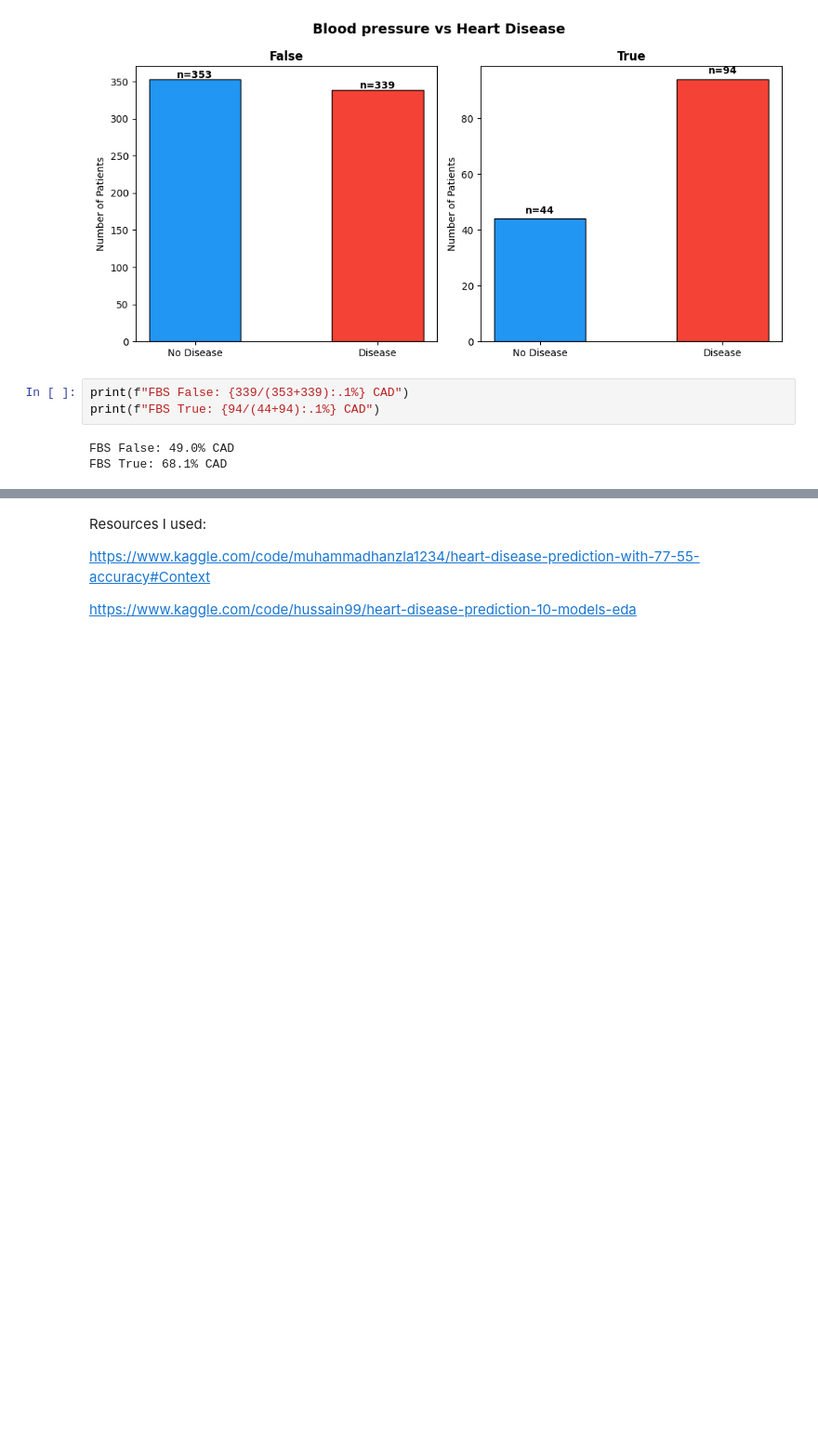
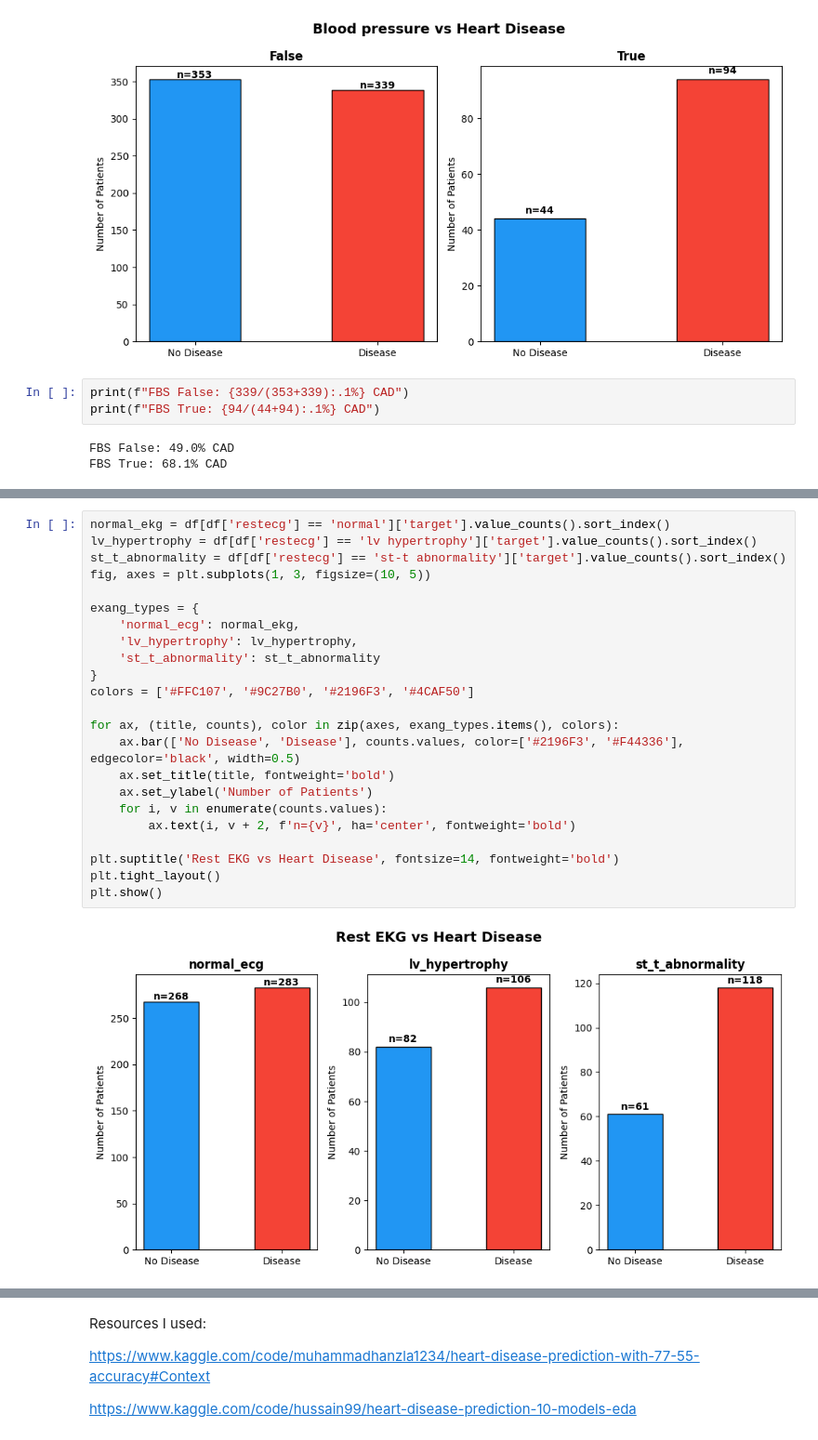
Before and after one commit to JoaquinCar/heart-disease-risk-predictor, a Jupyter notebook: data/EDA.ipynb, the cells around one changed output, grey strips where cells are left out. Shown at 93% size. Cells and saved outputs as stored; diff of their text form; blank space fills up the shorter version.

Commit message:
fbs y rest ecg  analysis

```diff
--- a/data/EDA.ipynb
+++ b/data/EDA.ipynb
@@ -926,0 +965,25 @@ FBS True: 68.1% CAD
+# %%
+normal_ekg = df[df['restecg'] == 'normal']['target'].value_counts().sort_index()
+lv_hypertrophy = df[df['restecg'] == 'lv hypertrophy']['target'].value_counts().sort_index()
+st_t_abnormality = df[df['restecg'] == 'st-t abnormality']['target'].value_counts().sort_index()
+fig, axes = plt.subplots(1, 3, figsize=(10, 5))
+
+exang_types = {
+    'normal_ecg': normal_ekg,
+    'lv_hypertrophy': lv_hypertrophy,
+    'st_t_abnormality': st_t_abnormality
+}
+colors = ['#FFC107', '#9C27B0', '#2196F3', '#4CAF50']
+
+for ax, (title, counts), color in zip(axes, exang_types.items(), colors):
+    ax.bar(['No Disease', 'Disease'], counts.values, color=['#2196F3', '#F44336'], edgecolor='black', width=0.5)
+    ax.set_title(title, fontweight='bold')
+    ax.set_ylabel('Number of Patients')
+    for i, v in enumerate(counts.values):
+        ax.text(i, v + 2, f'n={v}', ha='center', fontweight='bold')
+
+plt.suptitle('Rest EKG vs Heart Disease', fontsize=14, fontweight='bold')
+plt.tight_layout()
+plt.show()
+# %% [output]
+[figure, added]
```
Also changed, not shown: parts of 4 cells of this notebook.
